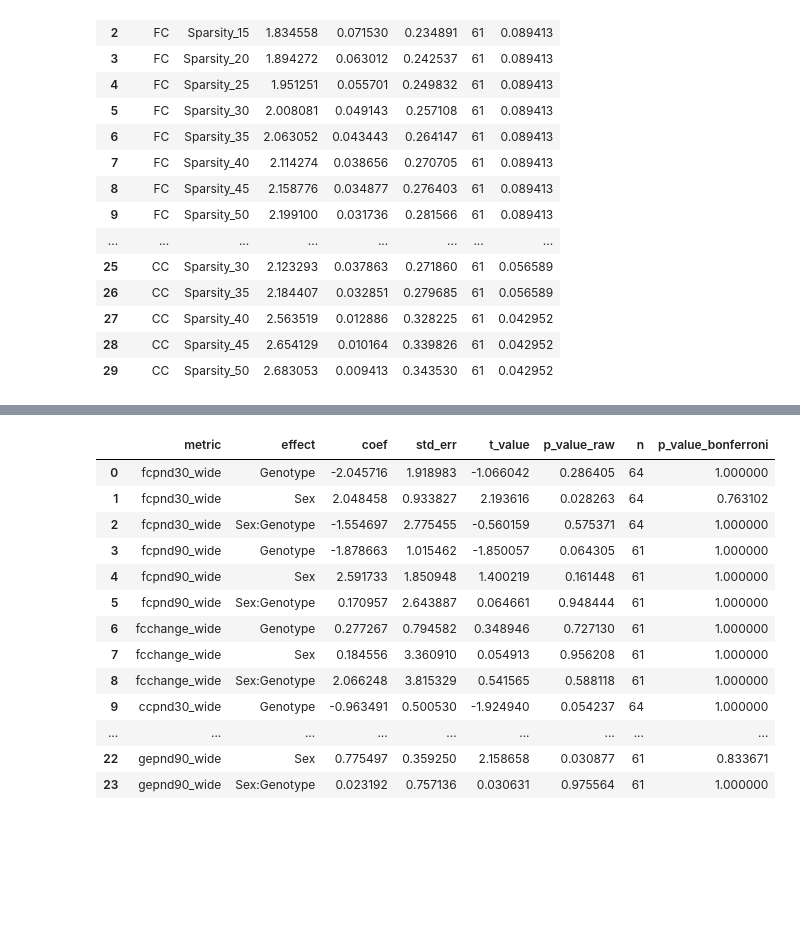
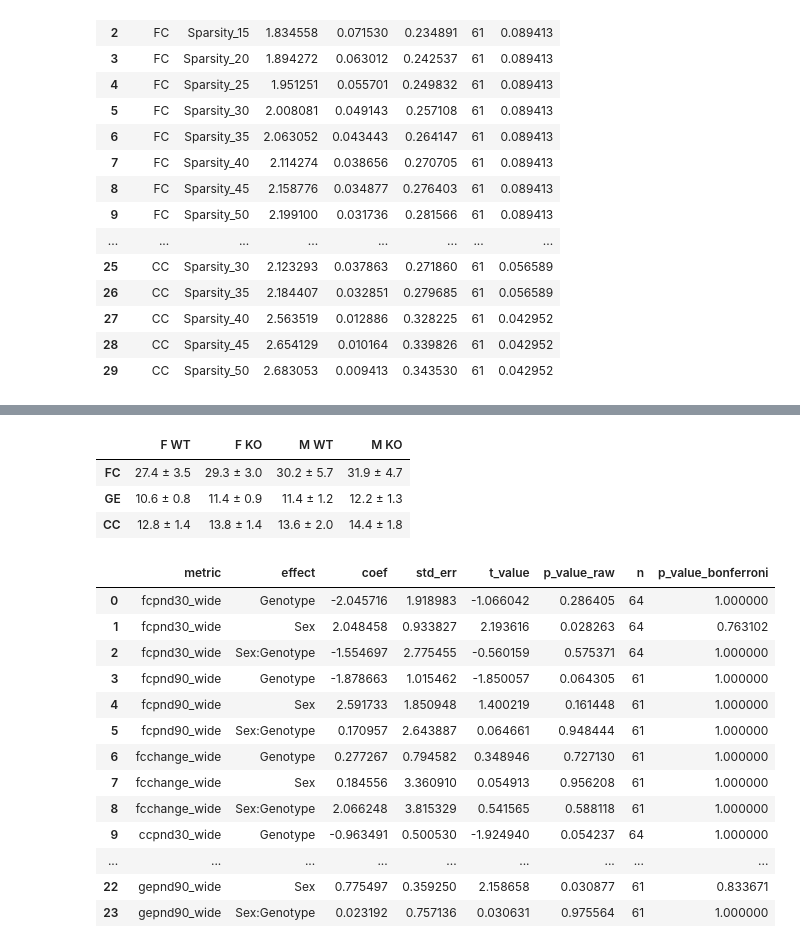
Before and after one commit to hannalemmik/C3ar1_longitudinal_MRI_paper_2025, a Jupyter notebook: Figure4.ipynb, the cells around one changed output, grey strips where cells are left out. Saved outputs shown, nothing was run; the diff lists cells and outputs as text; code cells hidden in the pictures; blank space fills up the shorter version.

```diff
--- a/Figure4.ipynb
+++ b/Figure4.ipynb
@@ -851,3 +874,36 @@ dtype: int64
+# %%
+
+groups = [('F', 'WT'), ('F', 'KO'), ('M', 'WT'), ('M', 'KO')]
+features = ['FC', 'GE', 'CC']
+rows = []
+
+for feat in features:
+    # look for wide_table with pattern; e.g. 'fc' -> 'fcpnd30_wide'
+    table_key = f'{feat.lower()}pnd90_wide'
+    if table_key not in wide_tables:
+        rows.append([np.nan]*len(groups))
+        continue
+    df = wide_tables[table_key]
+    line = []
+    for sex, genotype in groups:
+        vals = df.loc[(df['Sex']==sex)&(df['Genotype']==genotype), 'AUC'].dropna()
+        n = len(vals)
+        if n == 0:
+            line.append(np.nan)
+        elif n == 1:
+            line.append(f'{vals.mean():.1f}')
+        else:
+            ci = t.ppf(0.975, n-1)*sem(vals)
+            line.append(f'{vals.mean():.1f} ± {ci:.1f}')
+    rows.append(line)
+
+summary = pd.DataFrame(rows, columns=['F WT','F KO','M WT','M KO'], index=features)
+summary
+# %% [output]
+|  | F WT | F KO | M WT | M KO |
+| FC | 27.4 ± 3.5 | 29.3 ± 3.0 | 30.2 ± 5.7 | 31.9 ± 4.7 |
+| GE | 10.6 ± 0.8 | 11.4 ± 0.9 | 11.4 ± 1.2 | 12.2 ± 1.3 |
+| CC | 12.8 ± 1.4 | 13.8 ± 1.4 | 13.6 ± 2.0 | 14.4 ± 1.8 |
 # %%
 # function to pick the right term for each effect
 def pick_effect(effect, param_names, params, bse, tvals, pvals, n, metric):
```
Also changed, not shown: parts of 4 cells of this notebook.
